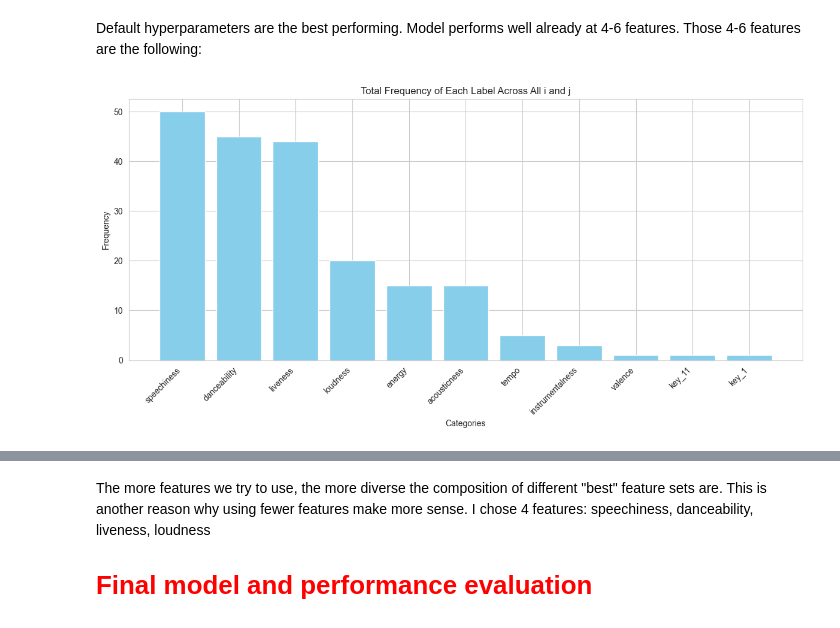
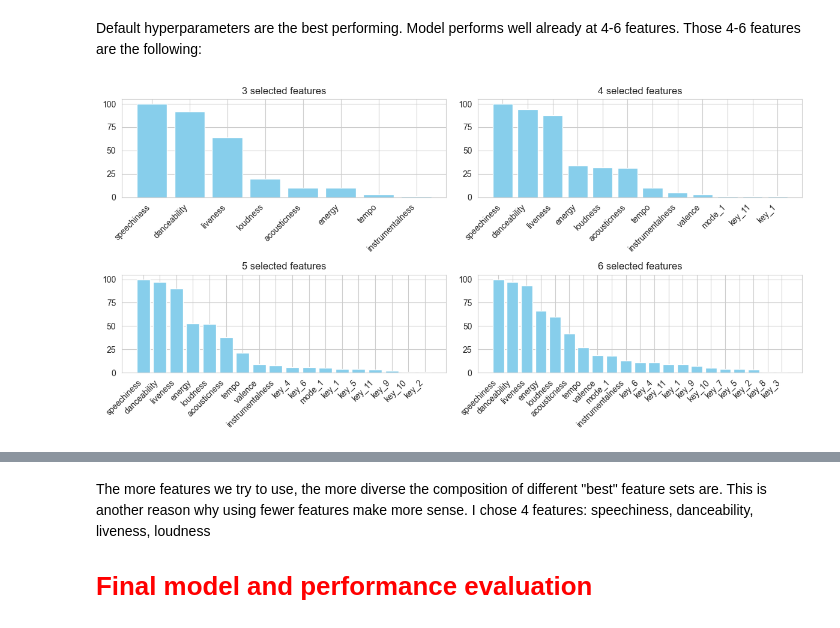
Before and after one commit to dprifer/SF2935__G007, a Jupyter notebook: SVM/SVM model.ipynb, the cells around one changed output, grey strips where cells are left out. Drawn from its saved outputs; the diff is of its cells as text; code cells hidden in the pictures.

```diff
--- a/SVM/SVM model.ipynb
+++ b/SVM/SVM model.ipynb
@@ -576,7 +451,7 @@ for i in range(1, predictors_train.shape[1] + 1):
     bestfeatures[i] = {}
     accuracy_orig_dict[i] = {}
     accuracy_mod_dict[i] = {}
-    for j in range(50):
+    for j in range(100):
         if i == predictors_train.shape[1]:
             seed = j
             print(f'{i} features, seed = {seed}..', end='')
@@ -659,19 +578,18 @@ for feature in bestfeatures:
 
 feature_counts = Counter(all_features)
 
-features = list(feature_counts.keys())
-frequencies = [feature_counts[feature] for feature in features]
-
-sorted_categories = sorted(feature_counts.items(), key=lambda x: x[1], reverse=True)
-categories, counts = zip(*sorted_categories)
+sorted_features = sorted(feature_counts.items(), key=lambda x: x[1], reverse=True)
+features, counts = zip(*sorted_features)
 
 # Create a bar plot
 plt.figure(figsize=(12, 6))
-plt.bar(categories, counts, color='skyblue')
+plt.bar(features, counts, color='skyblue')
 plt.xticks(rotation=45, ha='right')
-plt.xlabel('Categories')
-plt.ylabel('Frequency')
-plt.title('Total Frequency of Each Label Across All i and j')
+plt.xlabel('Feature', fontsize=16)
+plt.ylabel('Count', fontsize=16)
+for i, count in enumerate(counts):
+    plt.text(i, count + 0.1, str(count), ha='center', va='bottom')
 plt.tight_layout()
+plt.savefig('FeatureCount_all.eps', format='eps')
 plt.show()
 # %% [output]
@@ -859,27 +665,60 @@ Mod4 avg. accuracy: 0.8032860296436455
 # %% [markdown]
 Default hyperparameters are the best performing. Model performs well already at 4-6 features. Those 4-6 features are the following:
 # %%
-all_features = []
+all_features_3 = []
+all_features_4 = []
+all_features_5 = []
+all_features_6 = []
 
 for seed in bestfeatures[4]:
-    all_features.extend(bestfeatures[4][seed])
+    all_features_3.extend(bestfeatures[3][seed])
+    all_features_4.extend(bestfeatures[4][seed])
+    all_features_5.extend(bestfeatures[5][seed])
+    all_features_6.extend(bestfeatures[6][seed])
 
-feature_counts = Counter(all_features)
+feature_counts_3 = Counter(all_features_3)
+feature_counts_4 = Counter(all_features_4)
+feature_counts_5 = Counter(all_features_5)
+feature_counts_6 = Counter(all_features_6)
 
-features = list(feature_counts.keys())
-frequencies = [feature_counts[feature] for feature in features]
-
-sorted_categories = sorted(feature_counts.items(), key=lambda x: x[1], reverse=True)
-categories, counts = zip(*sorted_categories)
+sorted_categories_3 = sorted(feature_counts_3.items(), key=lambda x: x[1], reverse=True)
+sorted_categories_4 = sorted(feature_counts_4.items(), key=lambda x: x[1], reverse=True)
+sorted_categories_5 = sorted(feature_counts_5.items(), key=lambda x: x[1], reverse=True)
+sorted_categories_6 = sorted(feature_counts_6.items(), key=lambda x: x[1], reverse=True)
+categories_3, counts_3 = zip(*sorted_categories_3)
+categories_4, counts_4 = zip(*sorted_categories_4)
+categories_5, counts_5 = zip(*sorted_categories_5)
+categories_6, counts_6 = zip(*sorted_categories_6)
 
 # Create a bar plot
-plt.figure(figsize=(12, 6))
-plt.bar(categories, counts, color='skyblue')
-plt.xticks(rotation=45, ha='right')
-plt.xlabel('Categories')
-plt.ylabel('Frequency')
-plt.title('Total Frequency of Each Label Across All i and j')
+# Create bars for each feature
+fig, axs = plt.subplots(2, 2, figsize=(12, 6))
+
+axs[0, 0].bar(categories_3, counts_3, color='skyblue')
+axs[0, 0].set_title('3 selected features')
+axs[0, 0].set_xticks(range(len(categories_3)))  # Set positions for ticks
+axs[0, 0].set_xticklabels(categories_3, rotation=45, ha='right')
+
+axs[0, 1].bar(categories_4, counts_4, color='skyblue')
+axs[0, 1].set_title('4 selected features')
+axs[0, 1].set_xticks(range(len(categories_4)))  # Set positions for ticks
+axs[0, 1].set_xticklabels(categories_4, rotation=45, ha='right')
+
+axs[1, 0].bar(categories_5, counts_5, color='skyblue')
+axs[1, 0].set_title('5 selected features')
+axs[1, 0].set_xticks(range(len(categories_5)))  # Set positions for ticks
+axs[1, 0].set_xticklabels(categories_5, rotation=45, ha='right')
+
+axs[1, 1].bar(categories_6, counts_6, color='skyblue')
+axs[1, 1].set_title('6 selected features')
+axs[1, 1].set_xticks(range(len(categories_6)))  # Set positions for ticks
+axs[1, 1].set_xticklabels(categories_6, rotation=45, ha='right')
+
+# plt.ylabel('Count', fontsize=16)
+# for i, count in enumerate(counts):
+#     plt.text(i, count + 0.1, str(count), ha='center', va='bottom')
 plt.tight_layout()
+plt.savefig('FeatureImportance_3456.eps', format='eps')
 plt.show()
 # %% [output]
-[figure, old version]
+[figure, new version]
```
Also changed, not shown: parts of 27 cells of this notebook.
